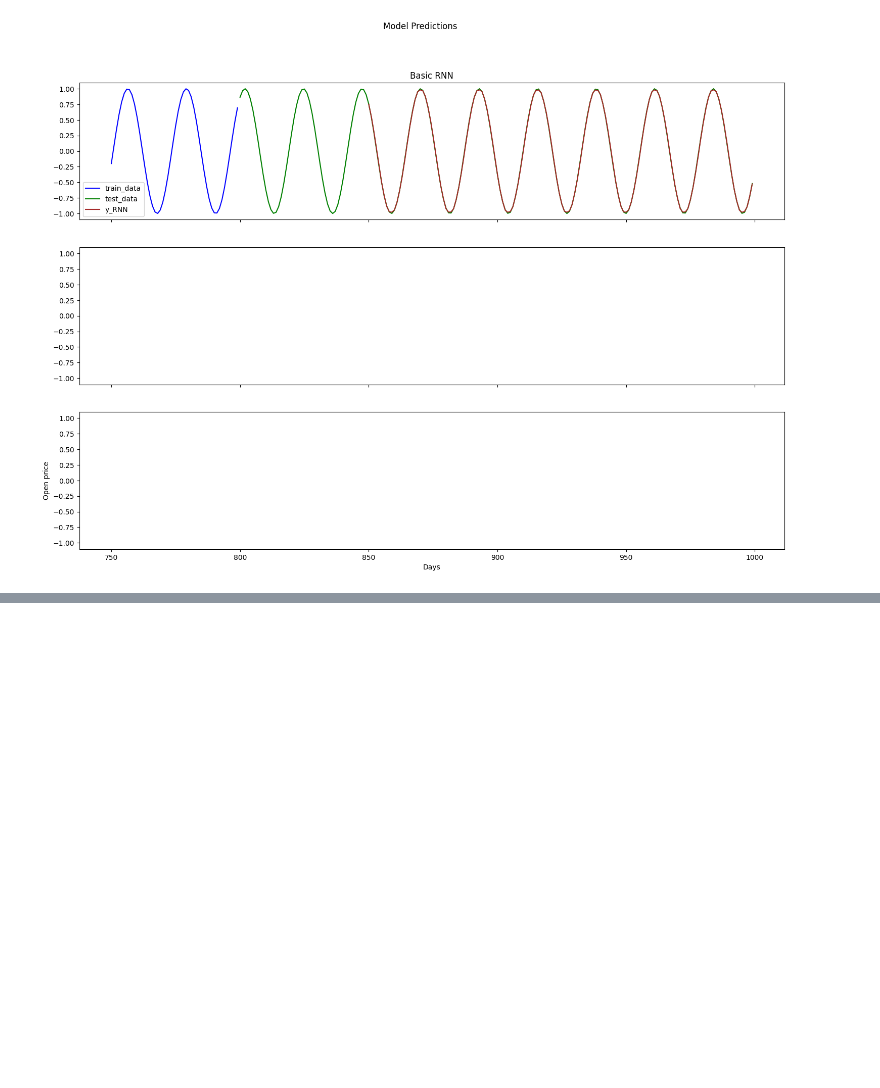
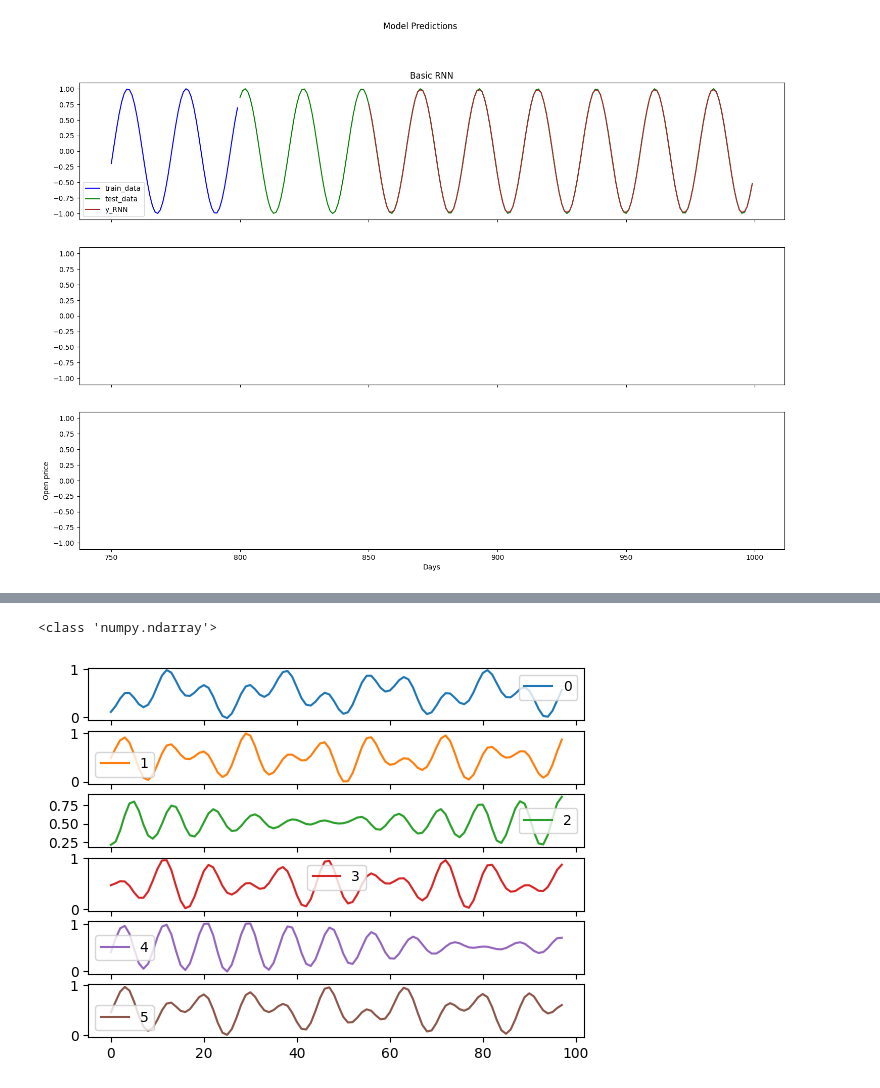
Before and after one commit to fredrikSveen/MSc_time_series_GAN, a Jupyter notebook: simple_rnn.ipynb, the cells around one changed output, grey strips where cells are left out. Cells and saved outputs as stored; diff of their text form; code cells hidden in the pictures; blank space fills up the shorter version.

```diff
--- a/simple_rnn.ipynb
+++ b/simple_rnn.ipynb
@@ -222,0 +289,17 @@ plt.show()
+# %%
+# Dataset splitting
+SPLIT = 0.9
+(xVal, yVal) = singleStepSampler(df_scaled, 20)
+X_train = xVal[:int(SPLIT * len(xVal))]
+y_train = yVal[:int(SPLIT * len(yVal))]
+X_test = xVal[int(SPLIT * len(xVal)):]
+y_test = yVal[int(SPLIT * len(yVal)):]
+horizon = len(X_test)
+# %%
+
+multivariate_lstm = keras.Sequential()
+multivariate_lstm.add(keras.layers.LSTM(200, input_shape=(X_train.shape[1], X_train.shape[2])))
+multivariate_lstm.add(keras.layers.Dropout(0.2))
+multivariate_lstm.add(keras.layers.Dense(dim, activation='linear'))
+multivariate_lstm.compile(loss = 'MeanSquaredError', metrics=['MAE'], optimizer='Adam')
+multivariate_lstm.summary()
@@ -222,0 +328,2 @@ plt.show()
+# %%
+history = multivariate_lstm.fit(X_train, y_train, epochs=20)
@@ -222,0 +361,2 @@ plt.show()
+# %%
+predicted_values = multivariate_lstm.predict(X_test)
@@ -222,0 +371,17 @@ plt.show()
+# %%
+import os
+print(type(predicted_values))
+pred_df = pd.DataFrame(predicted_values)
+pred_df.plot(subplots=True)
+
+# Save generated data to csv
+x = datetime.datetime.now()
+
+timestamp = x.strftime("%d%m%y_%Hh%M")
+# generated_df = list_to_df(generated_data)
+
+filepath = os.path.join('synthetic_complex_sines', 'lstm', f'comp_syn_sine_{dim}_{horizon}_{timestamp}.csv')
+pred_df.to_csv(filepath, index=False)
+# %% [output]
+<class 'numpy.ndarray'>
+[figure, added]
```
Also changed, not shown: parts of 8 cells of this notebook, 5 other files.
